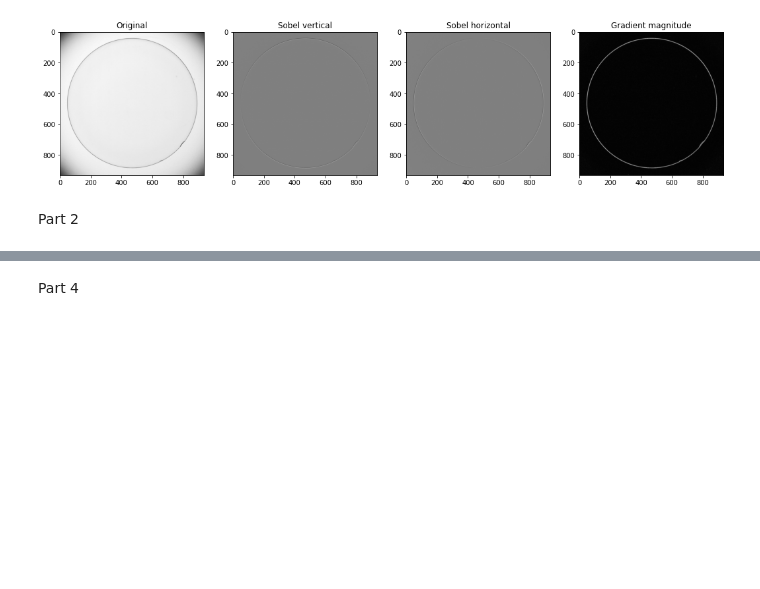
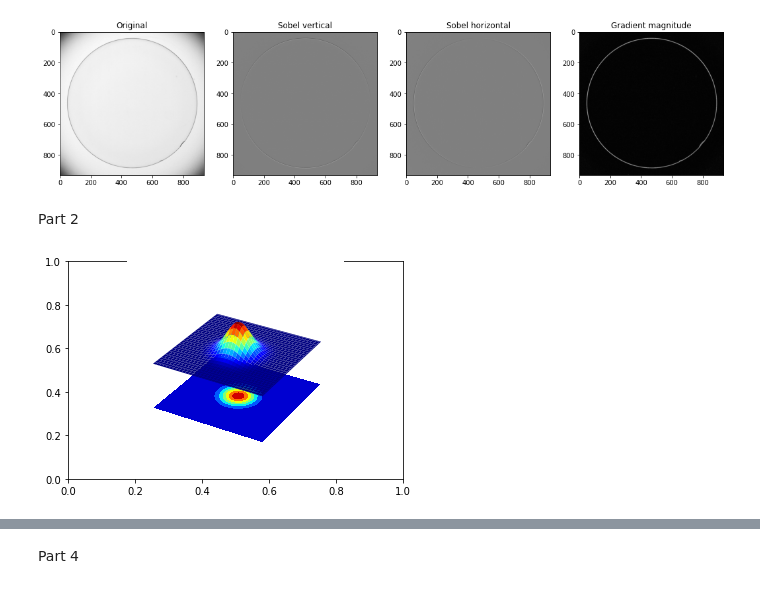
Before and after one commit to SenuriMR/EN2550---Fundamentals-of-Image-Processing-and-Machine-Vision, a Jupyter notebook: Exercise 03/Exercise_03.ipynb, the cells around one changed output, grey strips where cells are left out. Drawn from its saved outputs; the diff is of its cells as text; code cells hidden in the pictures; blank space fills up the shorter version.

```diff
--- a/Exercise 03/Exercise_03.ipynb
+++ b/Exercise 03/Exercise_03.ipynb
@@ -58,3 +58,25 @@ plt.show()
 [figure]
 # %% [markdown]
 Part 2
+# %%
+from mpl_toolkits.mplot3d import Axes3D
+from matplotlib.pyplot import cm
+
+fig, ax = plt.subplots()
+ax = fig.add_subplot(111, projection = '3d')
+
+step = 0.1
+X = np.arange(-5, 5 + step, step)
+Y = np.arange(-5, 5 + step, step)
+XX, YY = np.meshgrid(X,Y)
+sigma = 1
+g = np.exp(-(XX**2 + YY**2)/(2*sigma**2))
+
+surf = ax.plot_surface(XX, YY, g, cmap=cm.jet)
+cset = ax.contourf(XX, YY, g, zdir='z', offset=np.min(g) - 1.5, cmap=cm.jet)
+ax.set_zlim(np.min(g) -2, np.max(g))
+
+plt.axis('off')
+plt.show()
+# %% [output]
+[figure, added]
```
Also changed, not shown: parts of 2 cells of this notebook.
